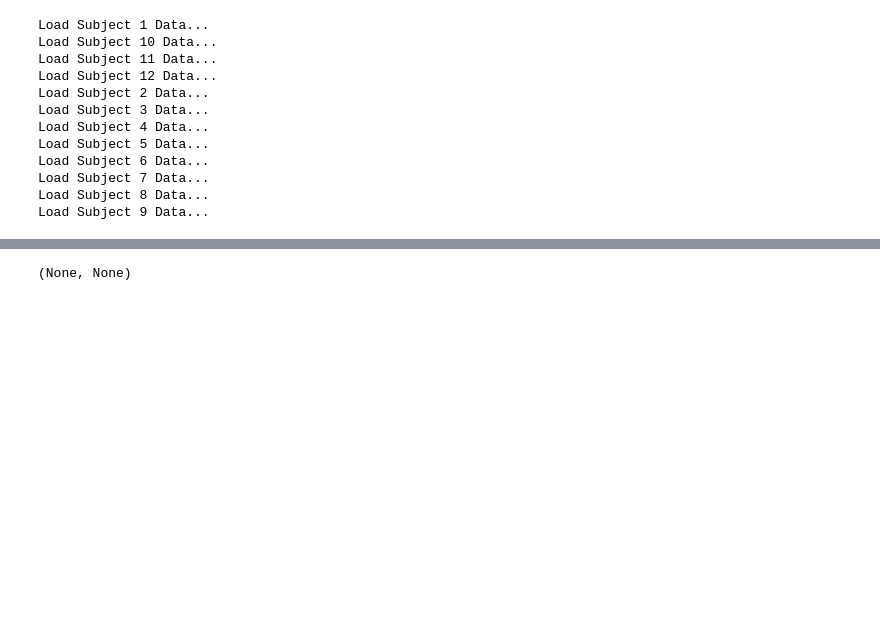
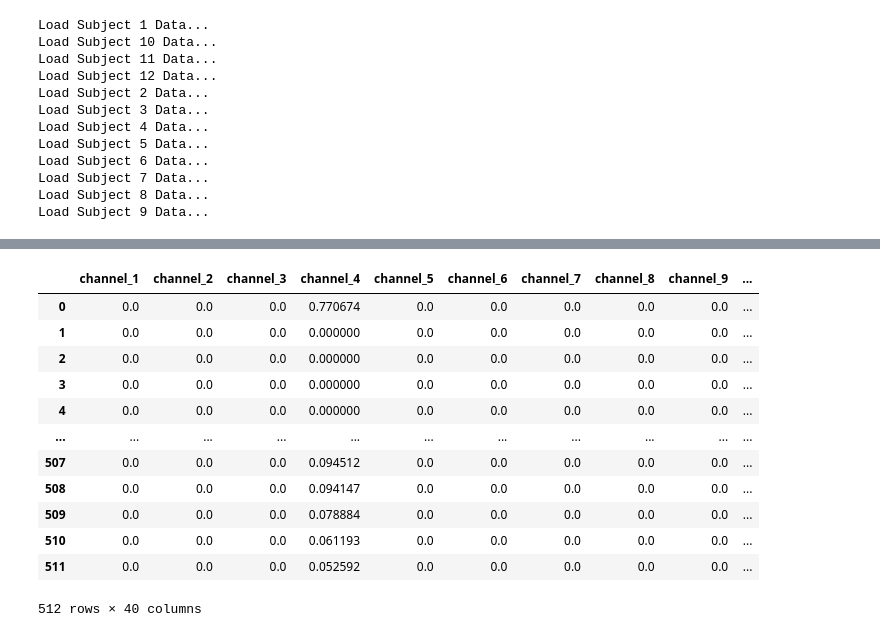
Before and after one commit to mudo121/thesis_eeg, a Jupyter notebook: processRawDataset.ipynb, the cells around one changed output, grey strips where cells are left out. Saved outputs shown, nothing was run; the diff lists cells and outputs as text; code cells hidden in the pictures; blank space fills up the shorter version.

```diff
--- a/processRawDataset.ipynb
+++ b/processRawDataset.ipynb
@@ -196,4 +258,16 @@ Load Subject 9 Data...
 # %%
-eegDataset['2']['awake']
+eegDataset['2']['normal'][0][0]
 # %% [output]
+|  | channel_1 | channel_2 | channel_3 | channel_4 | channel_5 | channel_6 | channel_7 | channel_8 | channel_9 | ... |
+| 0 | 0.0 | 0.0 | 0.0 | 0.770674 | 0.0 | 0.0 | 0.0 | 0.0 | 0.0 | ... |
+| 1 | 0.0 | 0.0 | 0.0 | 0.000000 | 0.0 | 0.0 | 0.0 | 0.0 | 0.0 | ... |
+| 2 | 0.0 | 0.0 | 0.0 | 0.000000 | 0.0 | 0.0 | 0.0 | 0.0 | 0.0 | ... |
+| 3 | 0.0 | 0.0 | 0.0 | 0.000000 | 0.0 | 0.0 | 0.0 | 0.0 | 0.0 | ... |
+| 4 | 0.0 | 0.0 | 0.0 | 0.000000 | 0.0 | 0.0 | 0.0 | 0.0 | 0.0 | ... |
+| ... | ... | ... | ... | ... | ... | ... | ... | ... | ... | ... |
+| 507 | 0.0 | 0.0 | 0.0 | 0.094512 | 0.0 | 0.0 | 0.0 | 0.0 | 0.0 | ... |
+| 508 | 0.0 | 0.0 | 0.0 | 0.094147 | 0.0 | 0.0 | 0.0 | 0.0 | 0.0 | ... |
+| 509 | 0.0 | 0.0 | 0.0 | 0.078884 | 0.0 | 0.0 | 0.0 | 0.0 | 0.0 | ... |
+| 510 | 0.0 | 0.0 | 0.0 | 0.061193 | 0.0 | 0.0 | 0.0 | 0.0 | 0.0 | ... |
+| 511 | 0.0 | 0.0 | 0.0 | 0.052592 | 0.0 | 0.0 | 0.0 | 0.0 | 0.0 | ... |
-(None, None)
+512 rows × 40 columns
```
Also changed, not shown: parts of 21 cells of this notebook, 8 other files.
